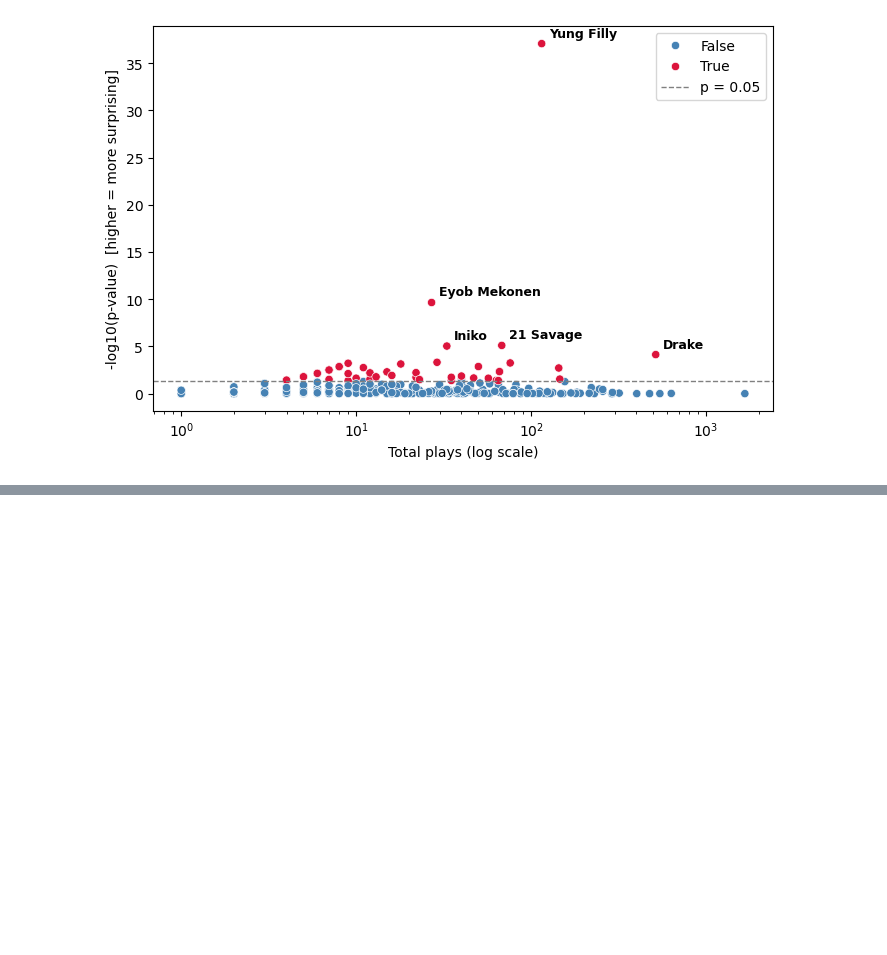
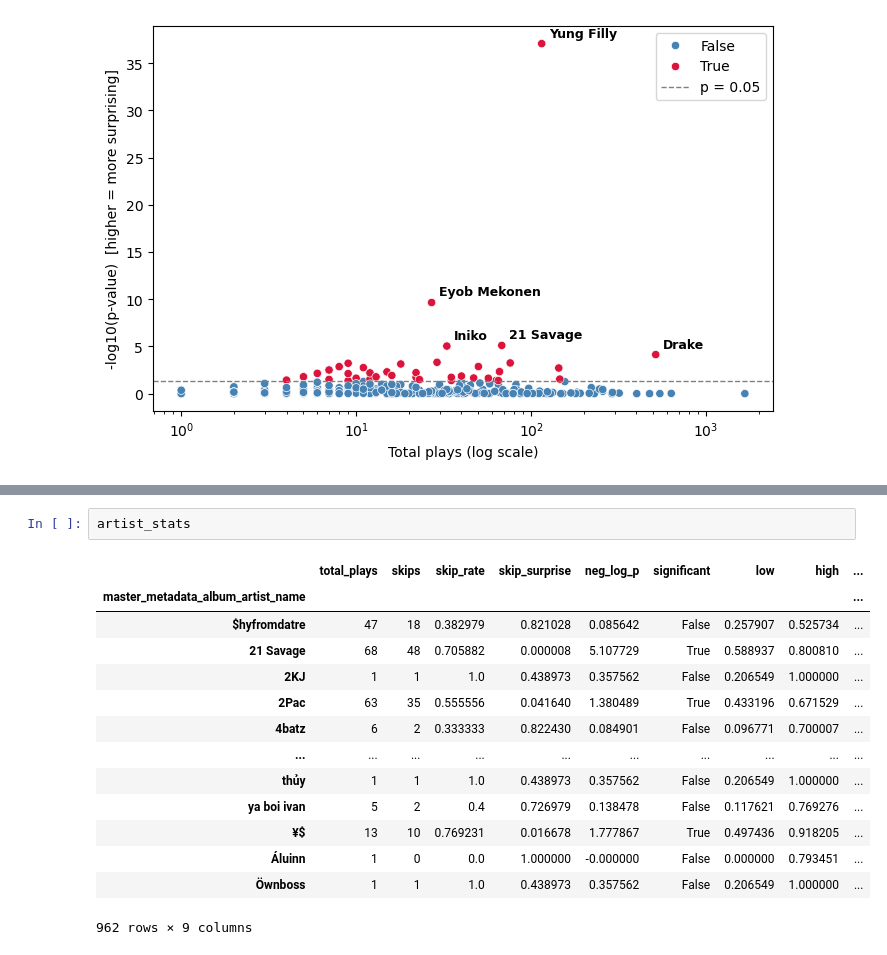
Before and after one commit to kaleb-asefa/rewind, a Jupyter notebook: notebooks/main.ipynb, the cells around one changed output, grey strips where cells are left out. Cells and saved outputs as stored; diff of their text form; blank space fills up the shorter version.

```diff
--- a/notebooks/main.ipynb
+++ b/notebooks/main.ipynb
@@ -200,0 +256,17 @@ plt.show()
+# %%
+artist_stats
+# %% [output]
+|  | total_plays | skips | skip_rate | skip_surprise | neg_log_p | significant | low | high | ... |
+| master_metadata_album_artist_name |  |  |  |  |  |  |  |  | ... |
+| $hyfromdatre | 47 | 18 | 0.382979 | 0.821028 | 0.085642 | False | 0.257907 | 0.525734 | ... |
+| 21 Savage | 68 | 48 | 0.705882 | 0.000008 | 5.107729 | True | 0.588937 | 0.800810 | ... |
+| 2KJ | 1 | 1 | 1.0 | 0.438973 | 0.357562 | False | 0.206549 | 1.000000 | ... |
+| 2Pac | 63 | 35 | 0.555556 | 0.041640 | 1.380489 | True | 0.433196 | 0.671529 | ... |
+| 4batz | 6 | 2 | 0.333333 | 0.822430 | 0.084901 | False | 0.096771 | 0.700007 | ... |
+| ... | ... | ... | ... | ... | ... | ... | ... | ... | ... |
+| thủy | 1 | 1 | 1.0 | 0.438973 | 0.357562 | False | 0.206549 | 1.000000 | ... |
+| ya boi ivan | 5 | 2 | 0.4 | 0.726979 | 0.138478 | False | 0.117621 | 0.769276 | ... |
+| ¥$ | 13 | 10 | 0.769231 | 0.016678 | 1.777867 | True | 0.497436 | 0.918205 | ... |
+| Áluinn | 1 | 0 | 0.0 | 1.000000 | -0.000000 | False | 0.000000 | 0.793451 | ... |
+| Öwnboss | 1 | 1 | 1.0 | 0.438973 | 0.357562 | False | 0.206549 | 1.000000 | ... |
+962 rows × 9 columns
```
Also changed, not shown: parts of 4 cells of this notebook.
